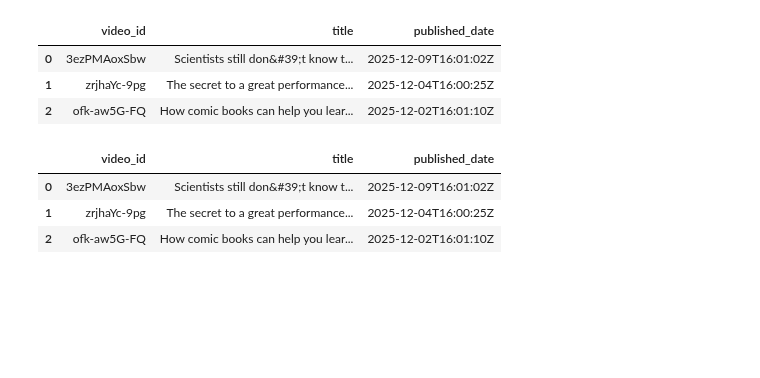
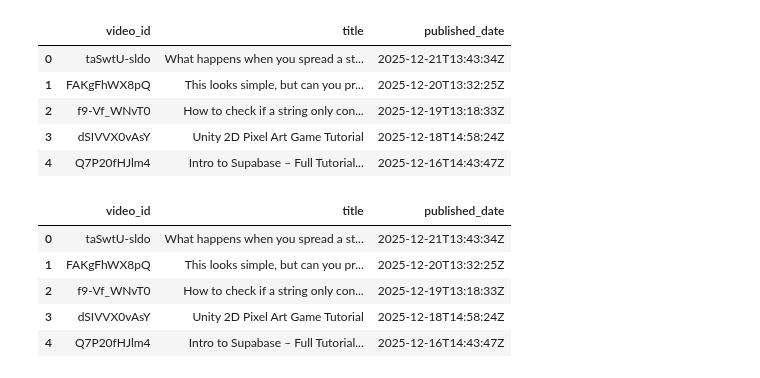
Before and after one commit to Joshika-Mentor/AI-Query-Tube, a Jupyter notebook: QueryTube.ipynb, the cells around one changed output. Cells and saved outputs as stored; diff of their text form; code cells hidden in the pictures; blank space fills up the shorter version.

```diff
--- a/QueryTube.ipynb
+++ b/QueryTube.ipynb
@@ -20,46 +20,50 @@ import pandas as pd
 
 # Replace with your own API key and Channel ID
 API_KEY = "AIzaSyC1NUBYrAEe0oBm3rX71lZHG7Jz-o7HPOE"
-CHANNEL_ID = "UCsooa4yRKGN_zEE8iknghZA"
+CHANNEL_ID = "UC8butISFwT-Wl7EV0hUK0BQ"
 
 url = "https://www.googleapis.com/youtube/v3/search"
 
 params = {
     "key": API_KEY,
     "channelId": CHANNEL_ID,
     "part": "snippet,id",
     "order": "date",
     "maxResults": 50
 }
 
 # Send request
 response = requests.get(url, params=params).json()
 
 videos = []
 
 # Extract required details
 for item in response["items"]:
     if "videoId" in item["id"]:
         video_id = item["id"]["videoId"]
         title = item["snippet"]["title"]
         published = item["snippet"]["publishedAt"]
         videos.append([video_id, title, published])
 
 # Convert to DataFrame
 df = pd.DataFrame(videos, columns=["video_id", "title", "published_date"])
 
 # Show output
 df.head()
 # %% [output]
 |  | video_id | title | published_date |
-| 0 | 3ezPMAoxSbw | Scientists still don&#39;t know t... | 2025-12-09T16:01:02Z |
-| 1 | zrjhaYc-9pg | The secret to a great performance... | 2025-12-04T16:00:25Z |
-| 2 | ofk-aw5G-FQ | How comic books can help you lear... | 2025-12-02T16:01:10Z |
+| 0 | taSwtU-sldo | What happens when you spread a st... | 2025-12-21T13:43:34Z |
+| 1 | FAKgFhWX8pQ | This looks simple, but can you pr... | 2025-12-20T13:32:25Z |
+| 2 | f9-Vf_WNvT0 | How to check if a string only con... | 2025-12-19T13:18:33Z |
+| 3 | dSIVVX0vAsY | Unity 2D Pixel Art Game Tutorial | 2025-12-18T14:58:24Z |
+| 4 | Q7P20fHJlm4 | Intro to Supabase – Full Tutorial... | 2025-12-16T14:43:47Z |
 # %%
 df.to_csv("youtube_metadata.csv",index=False)
 df
 # %% [output]
 |  | video_id | title | published_date |
-| 0 | 3ezPMAoxSbw | Scientists still don&#39;t know t... | 2025-12-09T16:01:02Z |
-| 1 | zrjhaYc-9pg | The secret to a great performance... | 2025-12-04T16:00:25Z |
-| 2 | ofk-aw5G-FQ | How comic books can help you lear... | 2025-12-02T16:01:10Z |
+| 0 | taSwtU-sldo | What happens when you spread a st... | 2025-12-21T13:43:34Z |
+| 1 | FAKgFhWX8pQ | This looks simple, but can you pr... | 2025-12-20T13:32:25Z |
+| 2 | f9-Vf_WNvT0 | How to check if a string only con... | 2025-12-19T13:18:33Z |
+| 3 | dSIVVX0vAsY | Unity 2D Pixel Art Game Tutorial | 2025-12-18T14:58:24Z |
+| 4 | Q7P20fHJlm4 | Intro to Supabase – Full Tutorial... | 2025-12-16T14:43:47Z |
```
Also changed, not shown: parts of 8 cells of this notebook.
